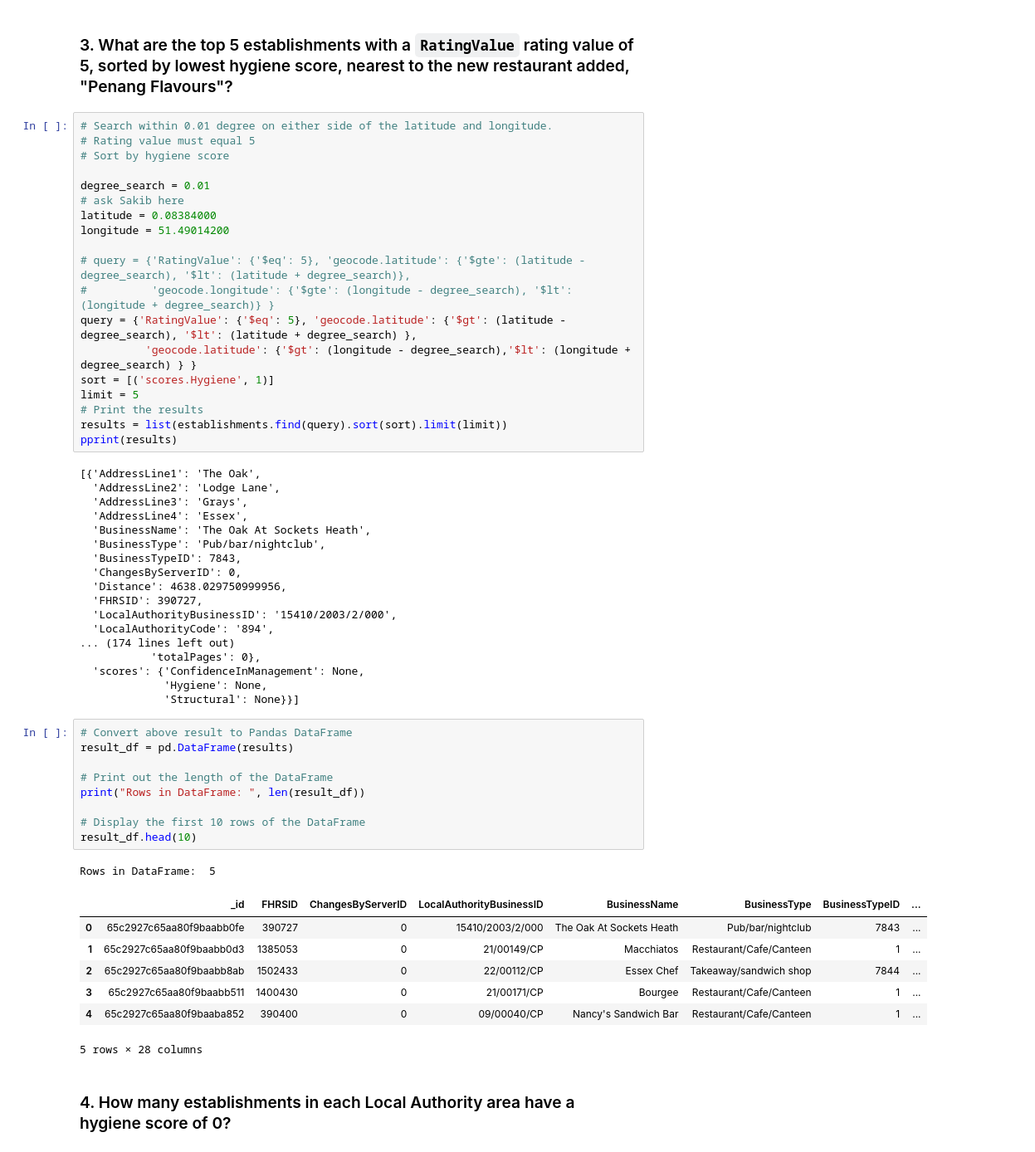
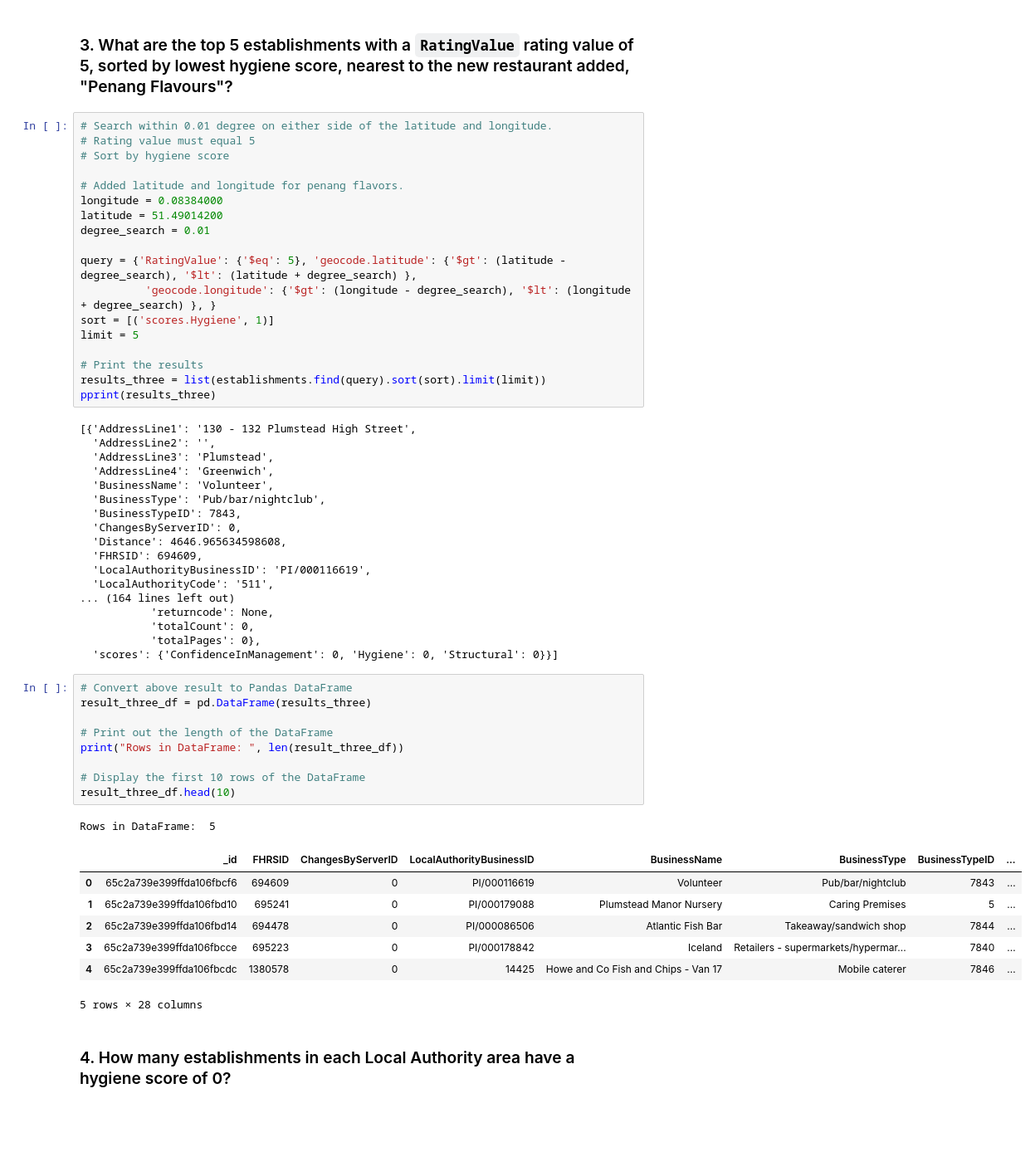
Before and after one commit to KyleKohlmeyer/nosql-challenge, a Jupyter notebook: NoSQL_analysis_starter.ipynb, the cells around one changed output. Shown at 83% size. Saved outputs shown, nothing was run; the diff lists cells and outputs as text; blank space fills up the shorter version.

```diff
--- a/NoSQL_analysis_starter.ipynb
+++ b/NoSQL_analysis_starter.ipynb
@@ -144,55 +144,54 @@ Rows in DataFrame:  33
 # Rating value must equal 5
 # Sort by hygiene score
 
+# Added latitude and longitude for penang flavors.
+longitude = 0.08384000
+latitude = 51.49014200
 degree_search = 0.01
-# ask Sakib here
-latitude = 0.08384000
-longitude = 51.49014200
 
-# query = {'RatingValue': {'$eq': 5}, 'geocode.latitude': {'$gte': (latitude - degree_search), '$lt': (latitude + degree_search)},
-#          'geocode.longitude': {'$gte': (longitude - degree_search), '$lt': (longitude + degree_search)} }
 query = {'RatingValue': {'$eq': 5}, 'geocode.latitude': {'$gt': (latitude - degree_search), '$lt': (latitude + degree_search) },
-          'geocode.latitude': {'$gt': (longitude - degree_search),'$lt': (longitude + degree_search) } }
+          'geocode.longitude': {'$gt': (longitude - degree_search), '$lt': (longitude + degree_search) }, }
 sort = [('scores.Hygiene', 1)]
 limit = 5
+
 # Print the results
-results = list(establishments.find(query).sort(sort).limit(limit))
-pprint(results)
+results_three = list(establishments.find(query).sort(sort).limit(limit))
+pprint(results_three)
 # %% [output]
-[{'AddressLine1': 'The Oak',
-  'AddressLine2': 'Lodge Lane',
-  'AddressLine3': 'Grays',
-  'AddressLine4': 'Essex',
-  'BusinessName': 'The Oak At Sockets Heath',
+[{'AddressLine1': '130 - 132 Plumstead High Street',
+  'AddressLine2': '',
+  'AddressLine3': 'Plumstead',
+  'AddressLine4': 'Greenwich',
+  'BusinessName': 'Volunteer',
   'BusinessType': 'Pub/bar/nightclub',
   'BusinessTypeID': 7843,
   'ChangesByServerID': 0,
-  'Distance': 4638.029750999956,
-  'FHRSID': 390727,
-  'LocalAuthorityBusinessID': '15410/2003/2/000',
-  'LocalAuthorityCode': '894',
-... (174 lines left out)
+  'Distance': 4646.965634598608,
+  'FHRSID': 694609,
+  'LocalAuthorityBusinessID': 'PI/000116619',
+  'LocalAuthorityCode': '511',
+... (164 lines left out)
+           'returncode': None,
+           'totalCount': 0,
            'totalPages': 0},
-  'scores': {'ConfidenceInManagement': None,
-             'Hygiene': None,
-             'Structural': None}}]
+  'scores': {'ConfidenceInManagement': 0, 'Hygiene': 0, 'Structural': 0}}]
 # %%
 # Convert above result to Pandas DataFrame
-result_df = pd.DataFrame(results)
+result_three_df = pd.DataFrame(results_three)
 
 # Print out the length of the DataFrame
-print("Rows in DataFrame: ", len(result_df))
+print("Rows in DataFrame: ", len(result_three_df))
 
 # Display the first 10 rows of the DataFrame
-result_df.head(10)
+result_three_df.head(10)
 # %% [output]
 Rows in DataFrame:  5
 |  | _id | FHRSID | ChangesByServerID | LocalAuthorityBusinessID | BusinessName | BusinessType | BusinessTypeID | ... |
-| 0 | 65c2927c65aa80f9baabb0fe | 390727 | 0 | 15410/2003/2/000 | The Oak At Sockets Heath | Pub/bar/nightclub | 7843 | ... |
-| 1 | 65c2927c65aa80f9baabb0d3 | 1385053 | 0 | 21/00149/CP | Macchiatos | Restaurant/Cafe/Canteen | 1 | ... |
-| 2 | 65c2927c65aa80f9baabb8ab | 1502433 | 0 | 22/00112/CP | Essex Chef | Takeaway/sandwich shop | 7844 | ... |
-| 3 | 65c2927c65aa80f9baabb511 | 1400430 | 0 | 21/00171/CP | Bourgee | Restaurant/Cafe/Canteen | 1 | ... |
-| 4 | 65c2927c65aa80f9baaba852 | 390400 | 0 | 09/00040/CP | Nancy's Sandwich Bar | Restaurant/Cafe/Canteen | 1 | ... |
+| 0 | 65c2a739e399ffda106fbcf6 | 694609 | 0 | PI/000116619 | Volunteer | Pub/bar/nightclub | 7843 | ... |
+| 1 | 65c2a739e399ffda106fbd10 | 695241 | 0 | PI/000179088 | Plumstead Manor Nursery | Caring Premises | 5 | ... |
+| 2 | 65c2a739e399ffda106fbd14 | 694478 | 0 | PI/000086506 | Atlantic Fish Bar | Takeaway/sandwich shop | 7844 | ... |
+| 3 | 65c2a739e399ffda106fbcce | 695223 | 0 | PI/000178842 | Iceland | Retailers - supermarkets/hypermar... | 7840 | ... |
+| 4 | 65c2a739e399ffda106fbcdc | 1380578 | 0 | 14425 | Howe and Co Fish and Chips - Van 17 | Mobile caterer | 7846 | ... |
 5 rows × 28 columns
 # %% [markdown]
 ### 4. How many establishments in each Local Authority area have a hygiene score of 0?
```
Also changed, not shown: parts of 5 cells of this notebook.
